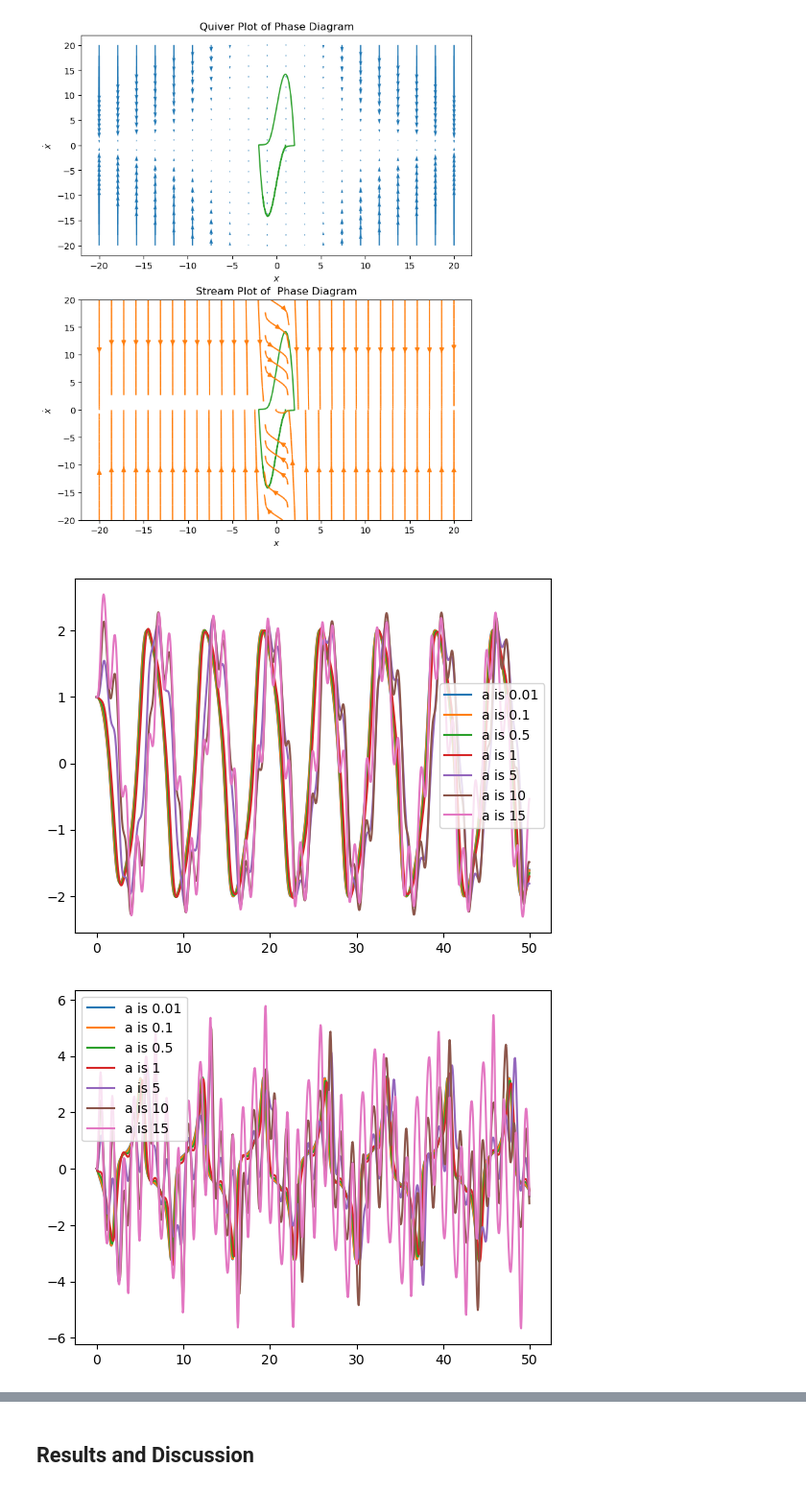
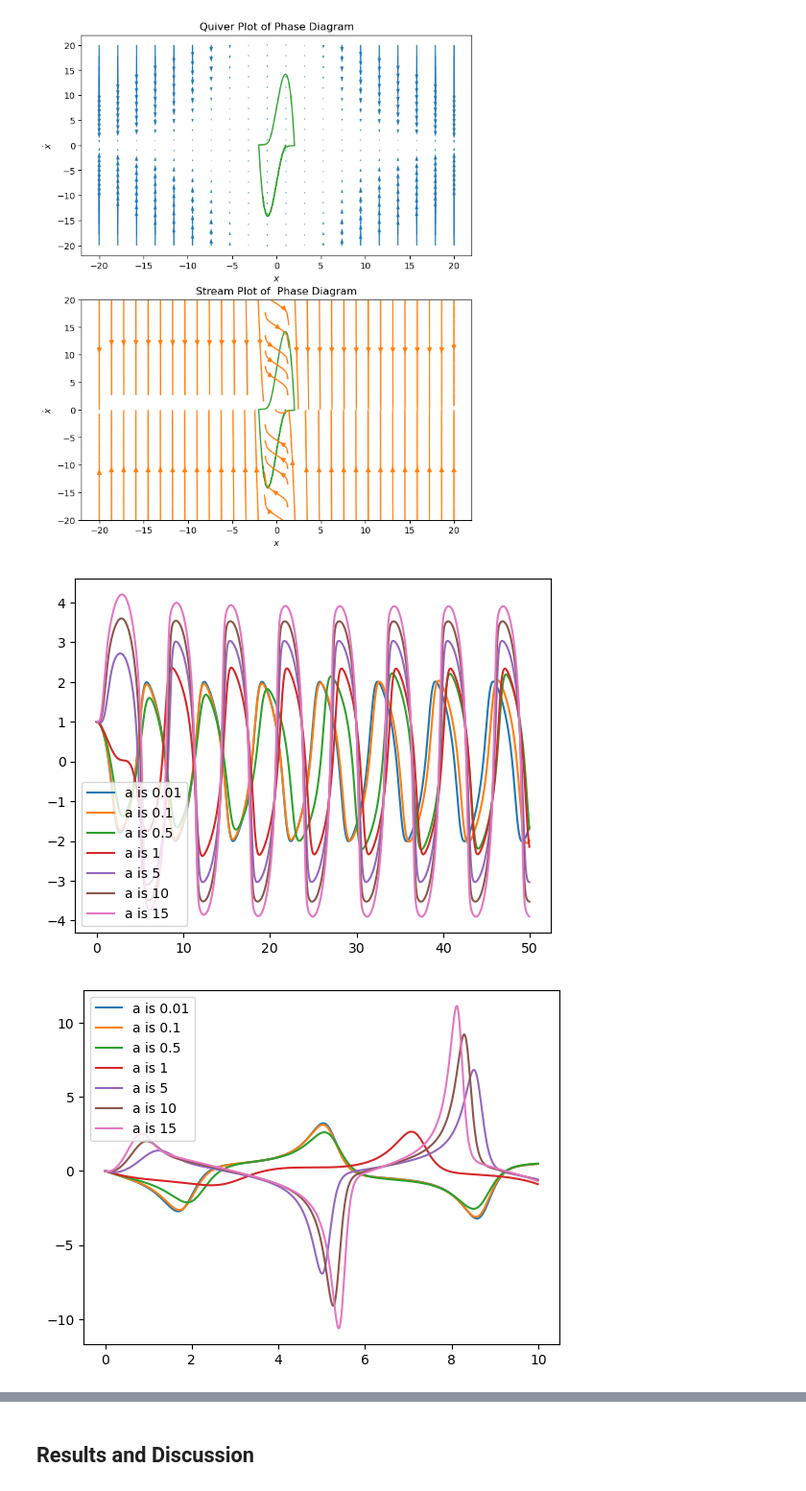
Before and after one commit to hasankin19/PHY-480-Project, a Jupyter notebook: PHY480-905_SemesterProjectTemplate.ipynb, the cells around one changed output, grey strips where cells are left out. Shown at 96% size. Drawn from its saved outputs; the diff is of its cells as text; code cells hidden in the pictures.

```diff
--- a/PHY480-905_SemesterProjectTemplate.ipynb
+++ b/PHY480-905_SemesterProjectTemplate.ipynb
@@ -297,7 +337,7 @@ axs[1].set_ylabel(r'$\dot{x}$');
 #NEXT STEP: LOOK AT DAMPED DRIVEN
 def VDPOD(a,mu,t,X, V):
     dX = V
-    dV = mu*(1-X**2)*V - X + a*np.sin(5*t)
+    dV = mu*(1-X**2)*V - X + a*np.sin(t)
     return dX, dV
 
 def RK4(f, tf, n, mu, a):
@@ -332,16 +372,16 @@ for a in As:
 plt.legend()
 plt.show()
 # %% [output]
-[figure, old version]
+[figure, new version]
 # %%
 As=[0.01,0.1,0.5,1,5,10,15]
 for a in As:
-    trk4,xrk4,vrk4=RK4(VDPOD,50,1000,1.5,a)
+    trk4,xrk4,vrk4=RK4(VDPOD,10,1000,1.5,a)
     plt.plot(trk4,vrk4,label=f'a is {a}')
 plt.legend()
 plt.show()
 # %% [output]
-[figure, old version]
+[figure, new version]
 # %%
 
 def generate_phase_space(t,x_lim, v_lim, grid_size,mu):
```
Also changed, not shown: parts of 9 cells of this notebook.
